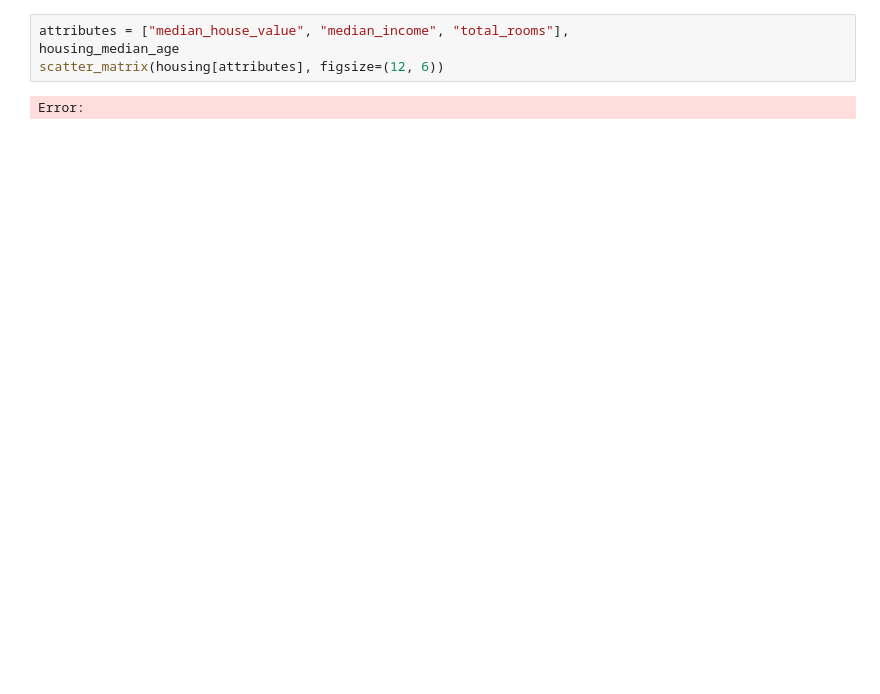
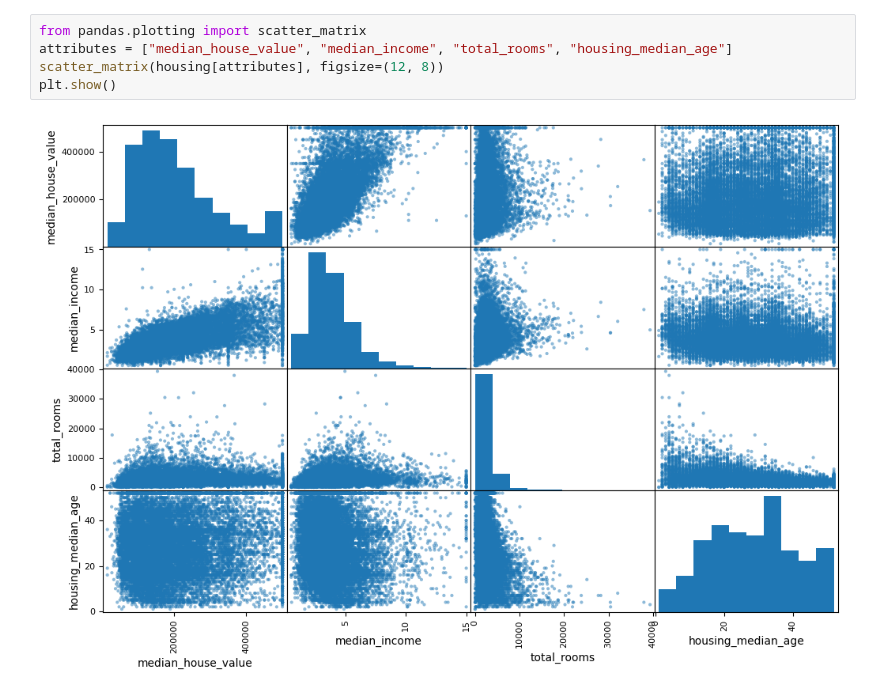
Before and after one commit to EricIkeda1/Data-Science-, a Jupyter notebook: sample.ipynb, the cells around one changed output. Cells and saved outputs as stored; diff of their text form; blank space fills up the shorter version.

```diff
--- a/sample.ipynb
+++ b/sample.ipynb
@@ -131,8 +251,9 @@ Error:
 # %%
-attributes = ["median_house_value", "median_income", "total_rooms"],
-housing_median_age
-scatter_matrix(housing[attributes], figsize=(12, 6))
+from pandas.plotting import scatter_matrix
+attributes = ["median_house_value", "median_income", "total_rooms", "housing_median_age"]
+scatter_matrix(housing[attributes], figsize=(12, 8))
+plt.show()
 # %% [output]
-Error:
+[figure, added]
 # %%
 housing.plot(kind="scatter", x="median_income", y="median_house_value", alpha=0.1)
```
Also changed, not shown: parts of 104 cells of this notebook.
